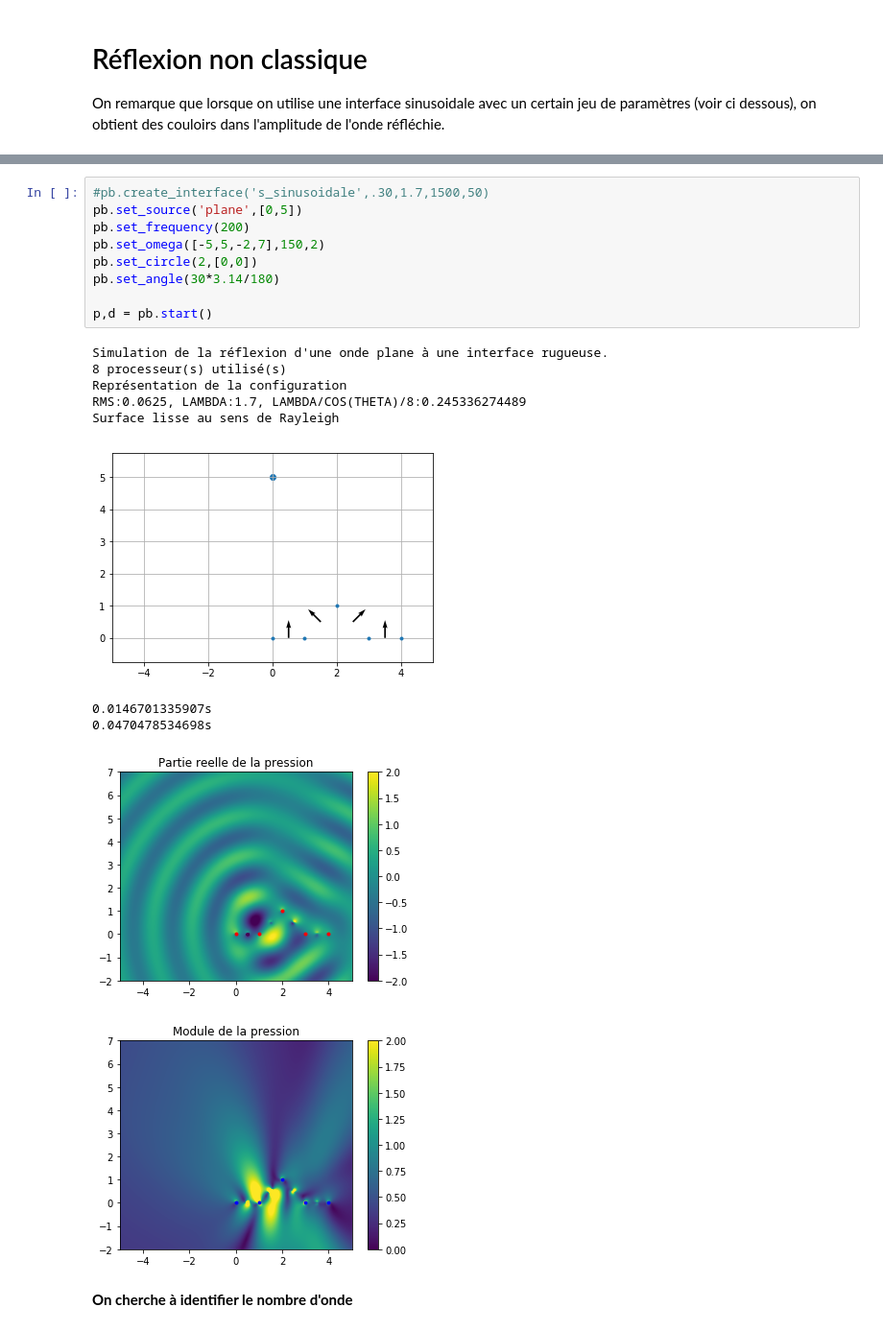
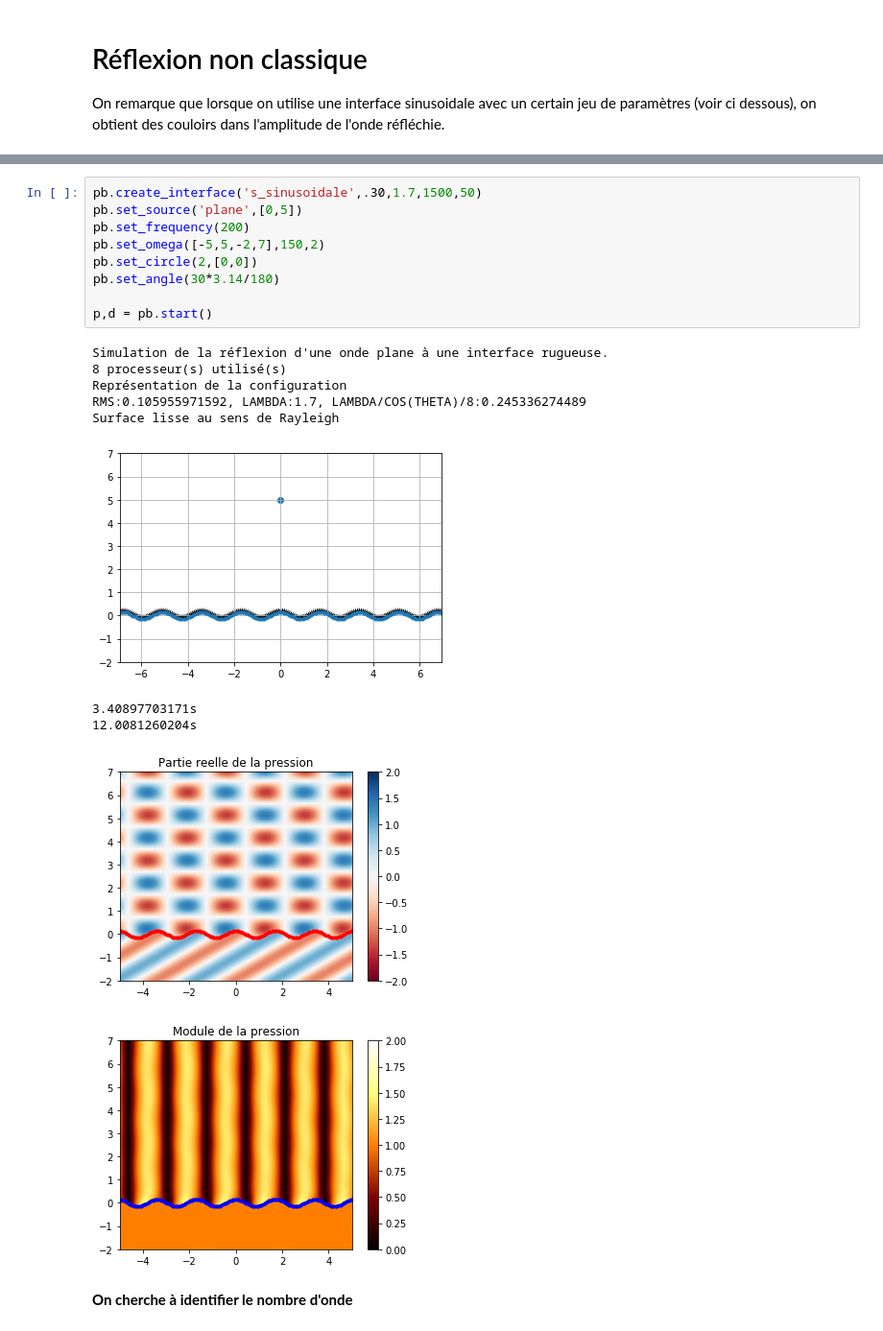
Before and after one commit to caillonantoine/rough-interface, a Jupyter notebook: Avancement.ipynb, the cells around one changed output, grey strips where cells are left out. Shown at 96% size. Saved outputs shown, nothing was run; the diff lists cells and outputs as text.

```diff
--- a/Avancement.ipynb
+++ b/Avancement.ipynb
@@ -46,23 +46,23 @@ Représentation de la configuration
 # %%
-#pb.create_interface('s_sinusoidale',.30,1.7,1500,50)
+pb.create_interface('s_sinusoidale',.30,1.7,1500,50)
 pb.set_source('plane',[0,5])
 pb.set_frequency(200)
 pb.set_omega([-5,5,-2,7],150,2)
 pb.set_circle(2,[0,0])
 pb.set_angle(30*3.14/180)
 
 p,d = pb.start()
 # %% [output]
 Simulation de la réflexion d'une onde plane à une interface rugueuse.
 8 processeur(s) utilisé(s)
 Représentation de la configuration
-RMS:0.0625, LAMBDA:1.7, LAMBDA/COS(THETA)/8:0.245336274489
+RMS:0.105955971592, LAMBDA:1.7, LAMBDA/COS(THETA)/8:0.245336274489
 Surface lisse au sens de Rayleigh
-[figure, old version]
+[figure, new version]
-0.0146701335907s
-0.0470478534698s
+3.40897703171s
+12.0081260204s
-[figure, old version]
+[figure, new version]
-[figure, old version]
+[figure, new version]
 # %% [markdown]
 **On cherche à identifier le nombre d'onde**
 # %%
```
Also changed, not shown: parts of 9 cells of this notebook, 2 other files.
